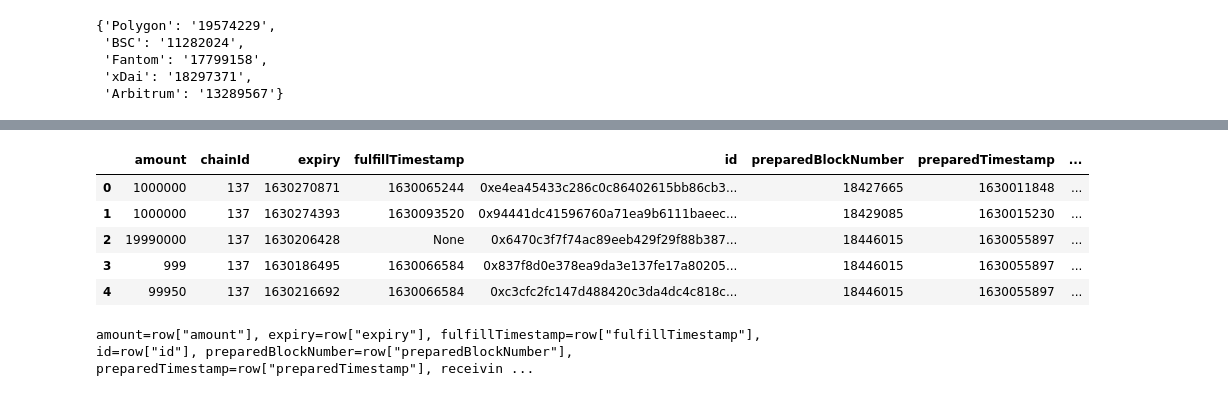
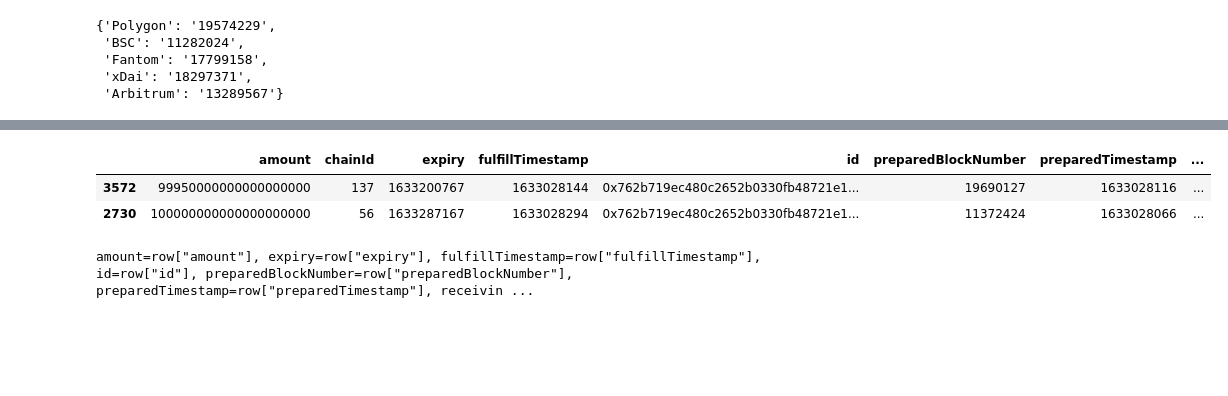
Before and after one commit to enzotavares/lifi-analytics-backend, a Jupyter notebook: Clean Subgraph.ipynb, the cells around one changed output, grey strips where cells are left out. Saved outputs shown, nothing was run; the diff lists cells and outputs as text; code cells hidden in the pictures; blank space fills up the shorter version.

```diff
--- a/Clean Subgraph.ipynb
+++ b/Clean Subgraph.ipynb
@@ -136,15 +127,0 @@ arbitrum_txns = concat_dfs(arbitrum_txns, new_df)
-# %%
-new_df = await fetch_chain_transactions(query, params, transport_matic, "Polygon")
-matic_txns = concat_dfs(matic_txns, new_df)
-
-new_df = await fetch_chain_transactions(query, params, transport_bsc, "BSC")
-bsc_txns = concat_dfs(bsc_txns, new_df)
-
-new_df = await fetch_chain_transactions(query, params, transport_xdai, "xDai")
-xdai_txns = concat_dfs(xdai_txns, new_df)
-
-new_df = await fetch_chain_transactions(query, params, transport_fantom, "Fantom")
-fantom_txns = concat_dfs(fantom_txns, new_df)
-
-new_df = await fetch_chain_transactions(query, params, transport_arbitrum, "Arbitrum")
-arbitrum_txns = concat_dfs(arbitrum_txns, new_df)
@@ -194,6 +165,7 @@ chain_asset_data = {
         "0x1af3f329e8be154074d8769d1ffa4ee058b1dbc3": {"token": "DAI", "decimals": 18},
         "0x8ac76a51cc950d9822d68b83fe1ad97b32cd580d": {"token": "USDC", "decimals": 18},
         "0x55d398326f99059ff775485246999027b3197955": {"token": "USDT", "decimals": 18},
+        "0xd9a54933b000d2c2eac81e8db7b294db16a73bfe": {"token": "FAKE", "decimals": 18},
     },
     "Polygon": {
         "0xfd8ee443ab7be5b1522a1c020c097cff1ddc1209": {"token": "ETH", "decimals": 18},
@@ -205,6 +177,7 @@ chain_asset_data = {
         "0x8f3cf7ad23cd3cadbd9735aff958023239c6a063": {"token": "DAI", "decimals": 18},
         "0x2791bca1f2de4661ed88a30c99a7a9449aa84174": {"token": "USDC", "decimals": 6},
         "0xc2132d05d31c914a87c6611c10748aeb04b58e8f": {"token": "USDT", "decimals": 6},
+        "0xb32786dc23a6511f88cba528c1e5175c182091b9": {"token": "FAKE", "decimals": 18},
     },
     "xDai": {
         "0xa5c7cb68cd81640d40c85b2e5ec9e4bb55be0214": {"token": "ETH", "decimals": 18},
@@ -241,10 +234,14 @@ def transacting_chains(row):
 
 def asset_token_mapper(row):
     chain_asset_dict = chain_asset_data[row["chain"]]
-    if row["txn_type"] == "repeat":
-        asset = chain_asset_dict[row["receivingAssetId"]]
-    else:
-        asset = chain_asset_dict[row["sendingAssetId"]]
+    try:
+        if row["txn_type"] == "repeat":
+            asset = chain_asset_dict[row["receivingAssetId"]]
+        else:
+            asset = chain_asset_dict[row["sendingAssetId"]]
+    except KeyError as e:
+        print(e)
+        raise Exception("KeyError ", row["chain"], row["id"], row["sendingAssetId"], row["receivingAssetId"], row["receivingAssetId"], " not found on the movement ", row["asset_movement"])
     return asset["token"]
 
 
@@ -299,6 +296,8 @@ two_sided_txns["time_fulfilled"] = two_sided_txns["fulfillTimestamp"].apply(
 compact_data_txns = two_sided_txns.drop(
     ["receivingChainId", "chainId", "sendingChainId"], axis=1
 )
+# %%
+two_sided_txns= two_sided_txns.drop(two_sided_txns[two_sided_txns.asset_token == "FAKE"].index, axis=0)
 # %%
 compact_data_txns.shape
 # %% [output]
@@ -306,12 +305,9 @@ compact_data_txns.shape
-# %%
-two_sided_txns.head()
-# %% [output]
-|  | amount | chainId | expiry | fulfillTimestamp | id | preparedBlockNumber | preparedTimestamp | ... |
-| 0 | 1000000 | 137 | 1630270871 | 1630065244 | 0xe4ea45433c286c0c86402615bb86cb3... | 18427665 | 1630011848 | ... |
-| 1 | 1000000 | 137 | 1630274393 | 1630093520 | 0x94441dc41596760a71ea9b6111baeec... | 18429085 | 1630015230 | ... |
-| 2 | 19990000 | 137 | 1630206428 | None | 0x6470c3f7f74ac89eeb429f29f88b387... | 18446015 | 1630055897 | ... |
-| 3 | 999 | 137 | 1630186495 | 1630066584 | 0x837f8d0e378ea9da3e137fe17a80205... | 18446015 | 1630055897 | ... |
-| 4 | 99950 | 137 | 1630216692 | 1630066584 | 0xc3cfc2fc147d488420c3da4dc4c818c... | 18446015 | 1630055897 | ... |
+# %%
+two_sided_txns[two_sided_txns.id=="0x762b719ec480c2652b0330fb48721e166e696991cc59ff57a6b52c37a338c649-0x90e8cbc8e3e4f663a43dbc599acda803bb48b9d5-0x784cc0dce30baae1851a7f14b0d19df3f3a3f30e"]
+# %% [output]
+|  | amount | chainId | expiry | fulfillTimestamp | id | preparedBlockNumber | preparedTimestamp | ... |
+| 3572 | 99950000000000000000 | 137 | 1633200767 | 1633028144 | 0x762b719ec480c2652b0330fb48721e1... | 19690127 | 1633028116 | ... |
+| 2730 | 100000000000000000000 | 56 | 1633287167 | 1633028294 | 0x762b719ec480c2652b0330fb48721e1... | 11372424 | 1633028066 | ... |
 # %%
 for col in compact_data_txns.columns:
     print(col+'=row["{}"]'.format(col), end=", ")
```
Also changed, not shown: parts of 9 cells of this notebook, 3 other files.
